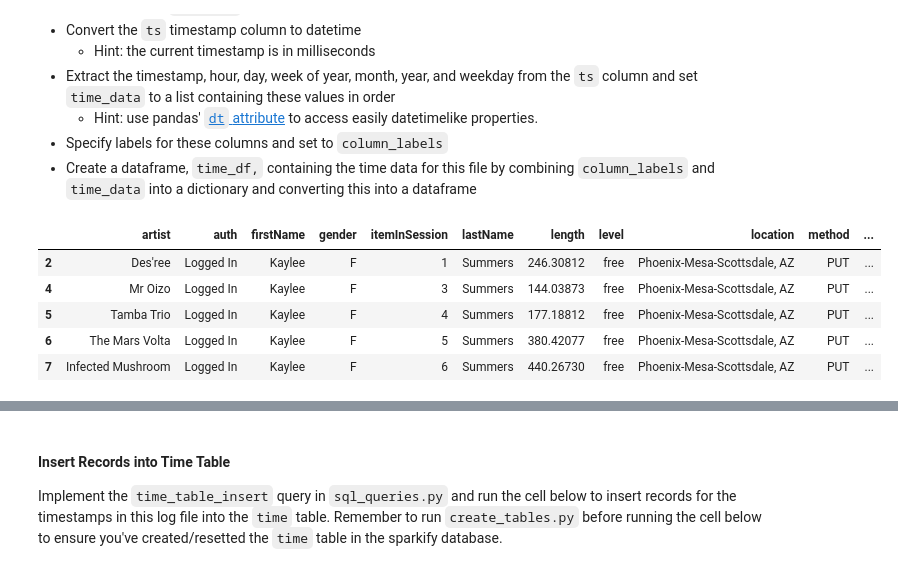
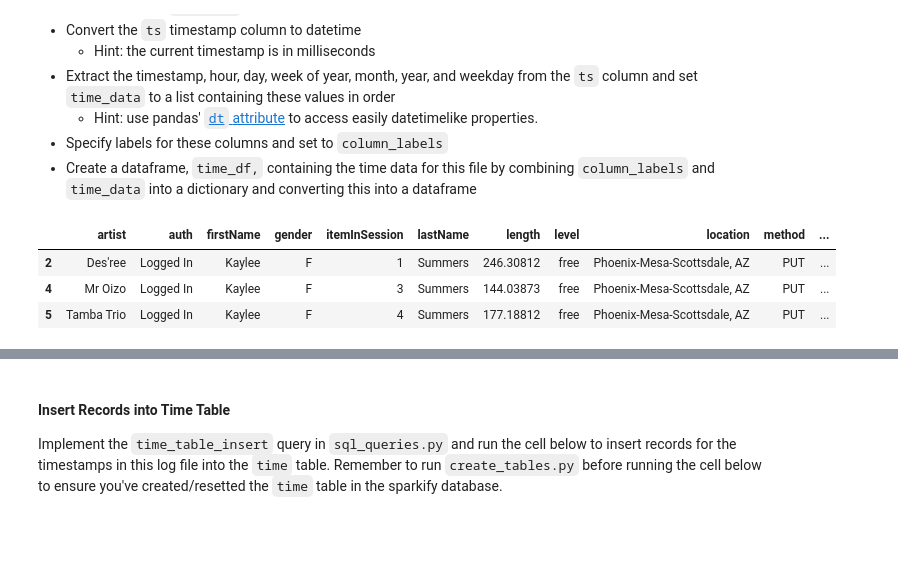
Before and after one commit to techmitchh/POSTGRES_DATAMODELING, a Jupyter notebook: etl.ipynb, the cells around one changed output, grey strips where cells are left out. Drawn from its saved outputs; the diff is of its cells as text; code cells hidden in the pictures; blank space fills up the shorter version.

```diff
--- a/etl.ipynb
+++ b/etl.ipynb
@@ -201,14 +162,12 @@ df['ts'] = pd.to_datetime(df['ts'], unit='ms') # changes timstamp from ms to dat
 # %%
 # Filter Dataframe based on NextSong being in page column
 df = df[df.page.isin(['NextSong'])]
-df.head()
+df.head(3)
 # %% [output]
 |  | artist | auth | firstName | gender | itemInSession | lastName | length | level | location | method | ... |
 | 2 | Des'ree | Logged In | Kaylee | F | 1 | Summers | 246.30812 | free | Phoenix-Mesa-Scottsdale, AZ | PUT | ... |
 | 4 | Mr Oizo | Logged In | Kaylee | F | 3 | Summers | 144.03873 | free | Phoenix-Mesa-Scottsdale, AZ | PUT | ... |
 | 5 | Tamba Trio | Logged In | Kaylee | F | 4 | Summers | 177.18812 | free | Phoenix-Mesa-Scottsdale, AZ | PUT | ... |
-| 6 | The Mars Volta | Logged In | Kaylee | F | 5 | Summers | 380.42077 | free | Phoenix-Mesa-Scottsdale, AZ | PUT | ... |
-| 7 | Infected Mushroom | Logged In | Kaylee | F | 6 | Summers | 440.26730 | free | Phoenix-Mesa-Scottsdale, AZ | PUT | ... |
 # %%
 import datetime as dt
 # %%
```
Also changed, not shown: parts of 17 cells of this notebook.
